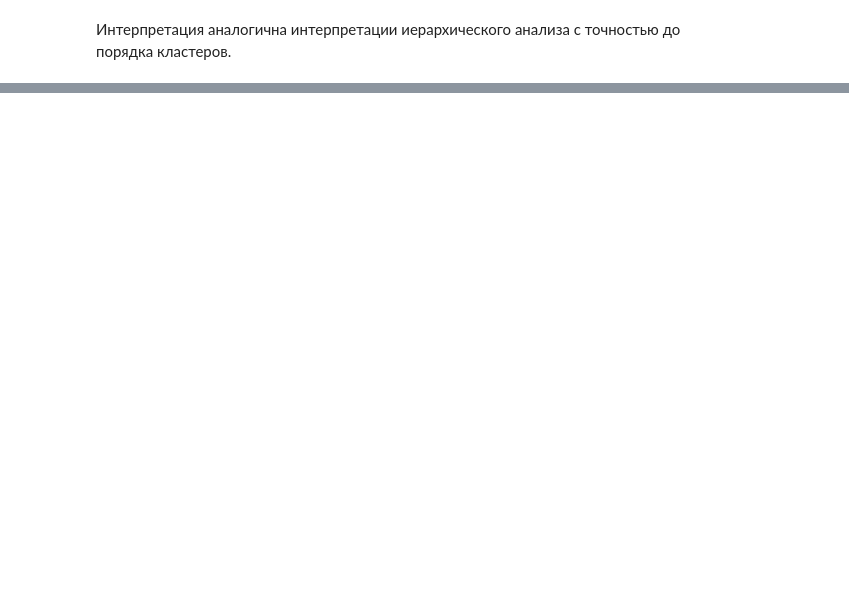
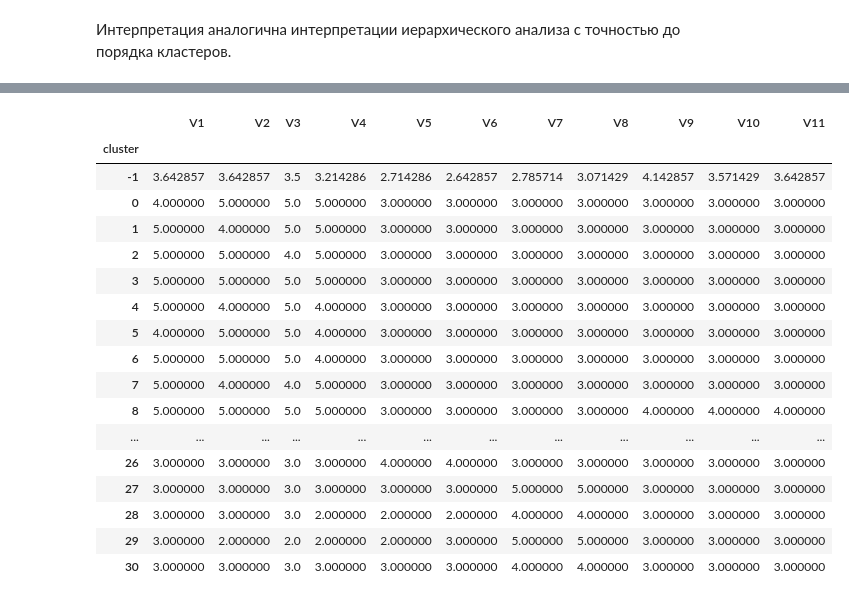
Before and after one commit to Olga225/ITMO_Data_Analysis, a Jupyter notebook: Task1_Lollipops.ipynb, the cells around one changed output, grey strips where cells are left out. Cells and saved outputs as stored; diff of their text form; code cells hidden in the pictures; blank space fills up the shorter version.

```diff
--- a/Task1_Lollipops.ipynb
+++ b/Task1_Lollipops.ipynb
@@ -241,0 +264,26 @@ df.groupby('cluster').mean()
+# %%
+eps= [0.95, 1, 1.25, 1.5, 1.75, 2, 2.25, 2.5, 2.75, 3, 3.25, 3.5, 3.75, 4]
+min_samples = [2, 3, 4, 5, 10, 15, 20, 25]
+
+sil_avg = []
+max_value = [0, 0, 0, -1]
+# %%
+for i in range(len(eps)):
+    for j in range(len(min_samples)):
+
+        db = DBSCAN(min_samples = min_samples[j], eps =eps[i]).fit(df)
+
+        labels = db.labels_
+
+        n_clusters_ = len(set(labels)) - (1 if -1 in labels else 0)
+
+        if n_clusters_ > 1:
+            silhouette_avg = metrics.silhouette_score(df, labels)
+            if silhouette_avg > max_value[3]:
+                max_value=(eps[i], min_samples[j], n_clusters_, silhouette_avg)
+            sil_avg.append(silhouette_avg)
+
+print("epsilon=", max_value[0],
+      "\nmin_sample=", max_value[1],
+      "\nnumber of clusters=", max_value[2],
+      "\naverage silhouette score= %.4f" % max_value[3])
@@ -241,0 +295,7 @@ df.groupby('cluster').mean()
+# %%
+dbscan = DBSCAN(eps=max_value[0], metric='euclidean', min_samples=max_value[1], algorithm= 'brute')
+
+dbscan.fit(df)
+
+unique, counts = np.unique(dbscan.labels_, return_counts=True)
+print(np.asarray((unique, counts)).T)
@@ -241,0 +320,3 @@ df.groupby('cluster').mean()
+# %%
+df['cluster'] = dbscan.labels_
+print(df)
@@ -241,0 +338,21 @@ df.groupby('cluster').mean()
+# %%
+df.groupby('cluster').mean()
+# %% [output]
+|  | V1 | V2 | V3 | V4 | V5 | V6 | V7 | V8 | V9 | V10 | V11 |
+| cluster |  |  |  |  |  |  |  |  |  |  |  |
+| -1 | 3.642857 | 3.642857 | 3.5 | 3.214286 | 2.714286 | 2.642857 | 2.785714 | 3.071429 | 4.142857 | 3.571429 | 3.642857 |
+| 0 | 4.000000 | 5.000000 | 5.0 | 5.000000 | 3.000000 | 3.000000 | 3.000000 | 3.000000 | 3.000000 | 3.000000 | 3.000000 |
+| 1 | 5.000000 | 4.000000 | 5.0 | 5.000000 | 3.000000 | 3.000000 | 3.000000 | 3.000000 | 3.000000 | 3.000000 | 3.000000 |
+| 2 | 5.000000 | 5.000000 | 4.0 | 5.000000 | 3.000000 | 3.000000 | 3.000000 | 3.000000 | 3.000000 | 3.000000 | 3.000000 |
+| 3 | 5.000000 | 5.000000 | 5.0 | 5.000000 | 3.000000 | 3.000000 | 3.000000 | 3.000000 | 3.000000 | 3.000000 | 3.000000 |
+| 4 | 5.000000 | 4.000000 | 5.0 | 4.000000 | 3.000000 | 3.000000 | 3.000000 | 3.000000 | 3.000000 | 3.000000 | 3.000000 |
+| 5 | 4.000000 | 5.000000 | 5.0 | 4.000000 | 3.000000 | 3.000000 | 3.000000 | 3.000000 | 3.000000 | 3.000000 | 3.000000 |
+| 6 | 5.000000 | 5.000000 | 5.0 | 4.000000 | 3.000000 | 3.000000 | 3.000000 | 3.000000 | 3.000000 | 3.000000 | 3.000000 |
+| 7 | 5.000000 | 4.000000 | 4.0 | 5.000000 | 3.000000 | 3.000000 | 3.000000 | 3.000000 | 3.000000 | 3.000000 | 3.000000 |
+| 8 | 5.000000 | 5.000000 | 5.0 | 5.000000 | 3.000000 | 3.000000 | 3.000000 | 3.000000 | 4.000000 | 4.000000 | 4.000000 |
+| ... | ... | ... | ... | ... | ... | ... | ... | ... | ... | ... | ... |
+| 26 | 3.000000 | 3.000000 | 3.0 | 3.000000 | 4.000000 | 4.000000 | 3.000000 | 3.000000 | 3.000000 | 3.000000 | 3.000000 |
+| 27 | 3.000000 | 3.000000 | 3.0 | 3.000000 | 3.000000 | 3.000000 | 5.000000 | 5.000000 | 3.000000 | 3.000000 | 3.000000 |
+| 28 | 3.000000 | 3.000000 | 3.0 | 2.000000 | 2.000000 | 2.000000 | 4.000000 | 4.000000 | 3.000000 | 3.000000 | 3.000000 |
+| 29 | 3.000000 | 2.000000 | 2.0 | 2.000000 | 2.000000 | 3.000000 | 5.000000 | 5.000000 | 3.000000 | 3.000000 | 3.000000 |
+| 30 | 3.000000 | 3.000000 | 3.0 | 3.000000 | 3.000000 | 3.000000 | 4.000000 | 4.000000 | 3.000000 | 3.000000 | 3.000000 |
```
Also changed, not shown: parts of 15 cells of this notebook.
